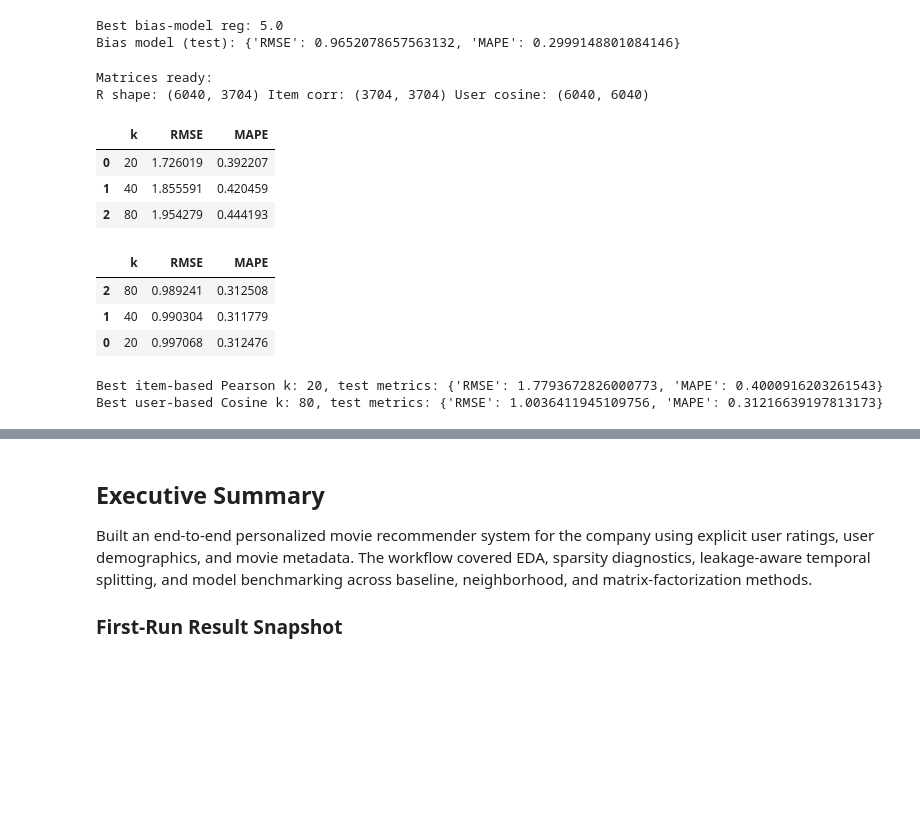
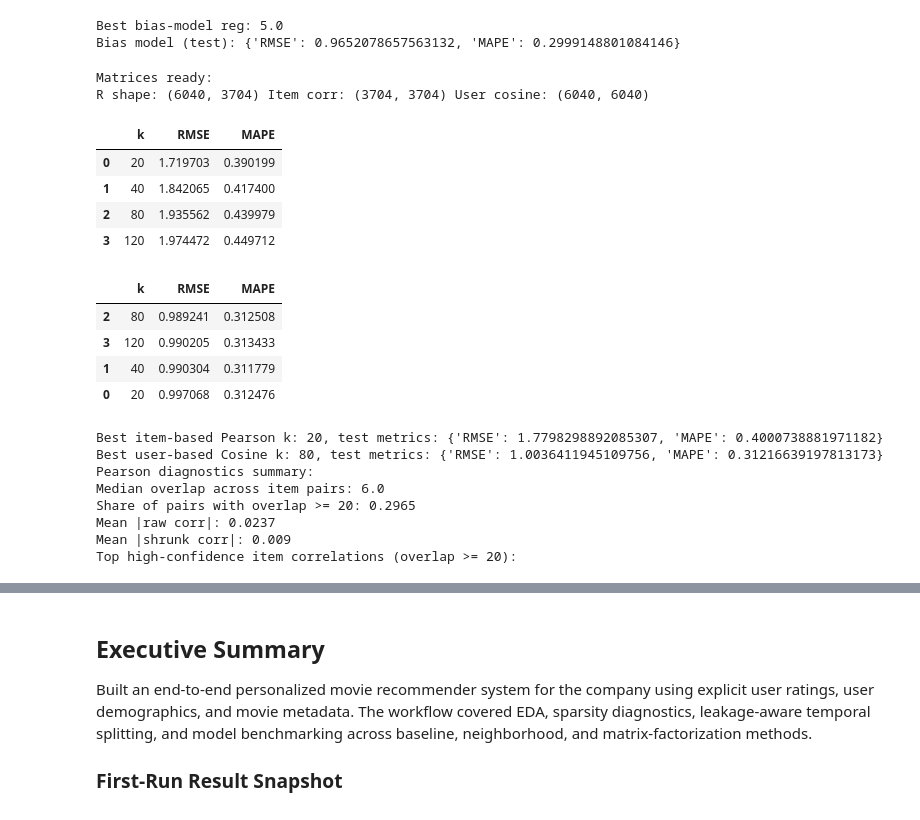
Before and after one commit to PrathamGitHub/Scaler_DSML_Projects, a Jupyter notebook: 12 ML2 Unsupervised and RecSys/RecommenderSystem/analysis1/RecommenderSystems.ipynb, the cells around one changed output, grey strips where cells are left out. Drawn from its saved outputs; the diff is of its cells as text; code cells hidden in the pictures; blank space fills up the shorter version.

```diff
--- a/12 ML2 Unsupervised and RecSys/RecommenderSystem/analysis1/RecommenderSystems.ipynb
+++ b/12 ML2 Unsupervised and RecSys/RecommenderSystem/analysis1/RecommenderSystems.ipynb
@@ -414,15 +414,25 @@ vals = train_idx["Rating"].astype(float).values
 R = csr_matrix((vals, (rows, cols)), shape=(len(user_ids), len(movie_ids)))
 R_dense = R.toarray()
 
-# Item-based Pearson (ratings centered by user mean)
-user_mean_vec = np.where((R_dense != 0).sum(axis=1) > 0, R_dense.sum(axis=1) / np.maximum((R_dense != 0).sum(axis=1), 1), global_mean)
+# Item-based Pearson with overlap-aware shrinkage
+rated_mask = (R_dense > 0).astype(np.uint8)
+co_counts = rated_mask.T @ rated_mask
+
+user_mean_vec = np.where(
+    rated_mask.sum(axis=1) > 0,
+    R_dense.sum(axis=1) / np.maximum(rated_mask.sum(axis=1), 1),
+    global_mean
+)
 R_centered = R_dense.copy()
 for i in range(R_centered.shape[0]):
     mask = R_centered[i] != 0
     R_centered[i, mask] = R_centered[i, mask] - user_mean_vec[i]
 
-item_corr = np.corrcoef(R_centered.T)
-item_corr = np.nan_to_num(item_corr, nan=0.0, posinf=0.0, neginf=0.0)
+item_corr_raw = np.corrcoef(R_centered.T)
+item_corr_raw = np.nan_to_num(item_corr_raw, nan=0.0, posinf=0.0, neginf=0.0)
+shrink_lambda = 25.0
+item_corr = item_corr_raw * (co_counts / (co_counts + shrink_lambda))
+np.fill_diagonal(item_corr, 1.0)
 
 # User-based Cosine similarity
 user_cos = cosine_similarity(R)
@@ -476,7 +486,7 @@ def predict_user_cosine(user_id, movie_id, k=40):
 def batch_predict(df_eval, predictor, k=40):
     return np.array([predictor(u, m, k=k) for u, m in zip(df_eval["UserID"], df_eval["MovieID"])])
 
-k_grid = [20, 40, 80]
+k_grid = [20, 40, 80, 120]
 item_scores = []
 user_scores = []
 
@@ -484,39 +494,81 @@ for k in k_grid:
     v_item = val_df.copy()
     v_item["pred"] = batch_predict(v_item, predict_item_pearson, k=k)
     item_scores.append({"k": k, **evaluate_predictions(v_item)})
 
     v_user = val_df.copy()
     v_user["pred"] = batch_predict(v_user, predict_user_cosine, k=k)
     user_scores.append({"k": k, **evaluate_predictions(v_user)})
 
 item_scores_df = pd.DataFrame(item_scores).sort_values("RMSE")
 user_scores_df = pd.DataFrame(user_scores).sort_values("RMSE")
 display(item_scores_df)
 display(user_scores_df)
 
 best_k_item = int(item_scores_df.iloc[0]["k"])
 best_k_user = int(user_scores_df.iloc[0]["k"])
 
 test_item = test_df.copy()
 test_item["pred"] = batch_predict(test_item, predict_item_pearson, k=best_k_item)
 item_test_metrics = evaluate_predictions(test_item)
 
 test_user = test_df.copy()
 test_user["pred"] = batch_predict(test_user, predict_user_cosine, k=best_k_user)
 user_test_metrics = evaluate_predictions(test_user)
 
 print(f"Best item-based Pearson k: {best_k_item}, test metrics: {item_test_metrics}")
 print(f"Best user-based Cosine k: {best_k_user}, test metrics: {user_test_metrics}")
+
+# Pearson diagnostics: overlap and shrinkage effects
+tri_i, tri_j = np.triu_indices(item_corr.shape[0], k=1)
+overlap_vals = co_counts[tri_i, tri_j]
+raw_vals = item_corr_raw[tri_i, tri_j]
+shrunk_vals = item_corr[tri_i, tri_j]
+
+print("Pearson diagnostics summary:")
+print("Median overlap across item pairs:", float(np.median(overlap_vals)))
+print("Share of pairs with overlap >= 20:", round(float((overlap_vals >= 20).mean()), 4))
+print("Mean |raw corr|:", round(float(np.mean(np.abs(raw_vals))), 4))
+print("Mean |shrunk corr|:", round(float(np.mean(np.abs(shrunk_vals))), 4))
+
+valid = overlap_vals >= 20
+id_to_title_local = movies.drop_duplicates("MovieID").set_index("MovieID")["Title"].to_dict()
+
+if valid.any():
+    valid_idx = np.where(valid)[0]
+    top_idx = valid_idx[np.argsort(shrunk_vals[valid_idx])[::-1][:10]]
+    top_pairs = []
+    for idx in top_idx:
+        mid_1 = movie_ids[tri_i[idx]]
+        mid_2 = movie_ids[tri_j[idx]]
+        top_pairs.append({
+            "Movie1": id_to_title_local.get(mid_1, str(mid_1)),
+            "Movie2": id_to_title_local.get(mid_2, str(mid_2)),
+            "OverlapUsers": int(overlap_vals[idx]),
+            "RawPearson": float(raw_vals[idx]),
+            "ShrunkPearson": float(shrunk_vals[idx]),
+        })
+    print("Top high-confidence item correlations (overlap >= 20):")
+    display(pd.DataFrame(top_pairs))
+else:
+    print("No item pairs met overlap >= 20 threshold in current train matrix.")
 # %% [output]
 Matrices ready:
 R shape: (6040, 3704) Item corr: (3704, 3704) User cosine: (6040, 6040)
 |  | k | RMSE | MAPE |
-| 0 | 20 | 1.726019 | 0.392207 |
-| 1 | 40 | 1.855591 | 0.420459 |
-| 2 | 80 | 1.954279 | 0.444193 |
+| 0 | 20 | 1.719703 | 0.390199 |
+| 1 | 40 | 1.842065 | 0.417400 |
+| 2 | 80 | 1.935562 | 0.439979 |
+| 3 | 120 | 1.974472 | 0.449712 |
 |  | k | RMSE | MAPE |
 | 2 | 80 | 0.989241 | 0.312508 |
+| 3 | 120 | 0.990205 | 0.313433 |
 | 1 | 40 | 0.990304 | 0.311779 |
 | 0 | 20 | 0.997068 | 0.312476 |
-Best item-based Pearson k: 20, test metrics: {'RMSE': 1.7793672826000773, 'MAPE': 0.4000916203261543}
+Best item-based Pearson k: 20, test metrics: {'RMSE': 1.7798298892085307, 'MAPE': 0.4000738881971182}
 Best user-based Cosine k: 80, test metrics: {'RMSE': 1.0036411945109756, 'MAPE': 0.31216639197813173}
+Pearson diagnostics summary:
+Median overlap across item pairs: 6.0
+Share of pairs with overlap >= 20: 0.2965
+Mean |raw corr|: 0.0237
+Mean |shrunk corr|: 0.009
+Top high-confidence item correlations (overlap >= 20):
```
Also changed, not shown: parts of 8 cells of this notebook, 7 other files.
